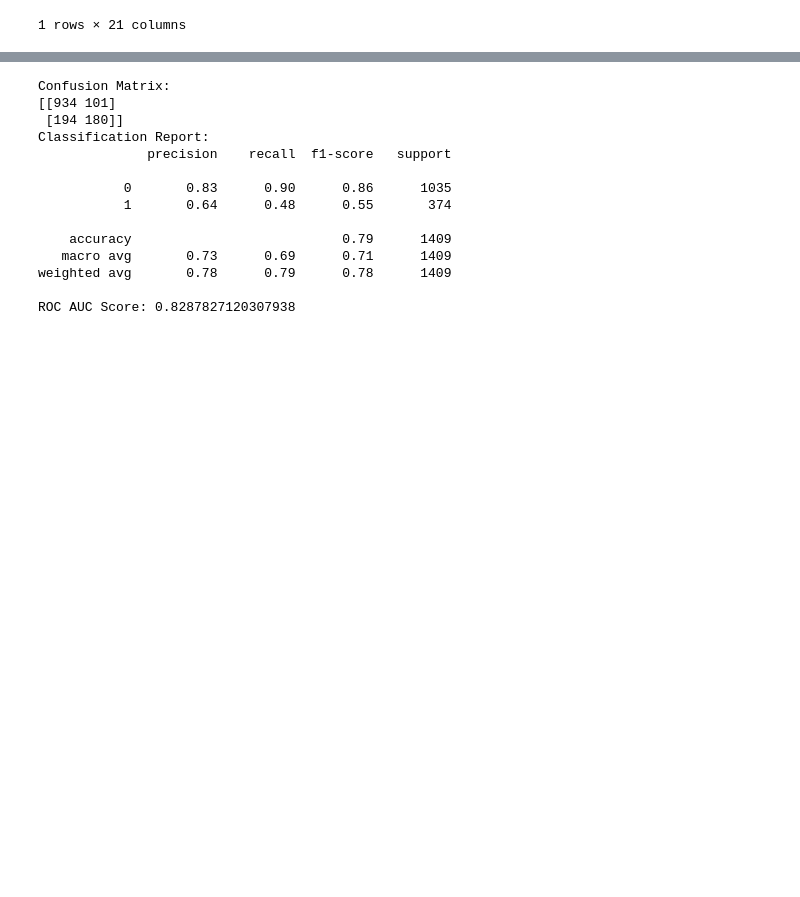
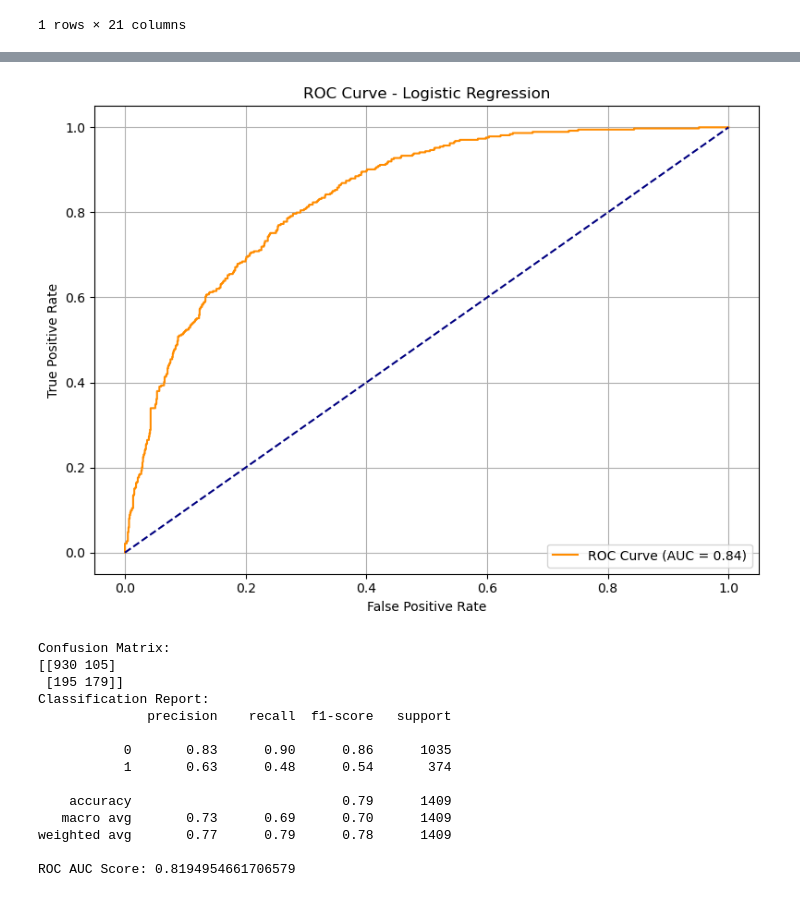
Before and after one commit to pranavsrinivas29/Telecom-Churn-Prediction, a Jupyter notebook: telecom_churn_predictor.ipynb, the cells around one changed output, grey strips where cells are left out. Cells and saved outputs as stored; diff of their text form; code cells hidden in the pictures; blank space fills up the shorter version.

Commit message:
ROC -AUC Curves

```diff
--- a/telecom_churn_predictor.ipynb
+++ b/telecom_churn_predictor.ipynb
@@ -161,6 +161,8 @@ df.head(1)
 |  | customerID | Gender | SeniorCitizen | Partner | Dependents | Tenure | PhoneService | MultipleLines | ... |
 | 0 | 7590-VHVEG | Female | No | Yes | No | 1 | No | No | ... |
 1 rows × 21 columns
+# %%
+df = df.drop(columns='customerID', axis=1)
 # %%
 from sklearn.preprocessing import LabelEncoder
 from sklearn.model_selection import train_test_split
@@ -179,3 +181,22 @@ y = df['Churn']  # already encoded as 0 (No), 1 (Yes)
 X_train, X_test, y_train, y_test = train_test_split(
     X, y, stratify=y, test_size=0.2, random_state=42
 )
+# %%
+from sklearn.linear_model import LogisticRegression
+from sklearn.metrics import classification_report, confusion_matrix, roc_auc_score
+
+# 7. Train logistic regression with class weighting
+
+model = LogisticRegression(class_weight='balanced', max_iter=1000)
+model.fit(X_train, y_train)
+
+
+# 8. Predict and evaluate
+y_pred = model.predict(X_test)
+y_proba = model.predict_proba(X_test)[:, 1]
+
+print("Confusion Matrix:")
+print(confusion_matrix(y_test, y_pred))
+print("Classification Report:")
+print(classification_report(y_test, y_pred))
+print("ROC AUC Score:", roc_auc_score(y_test, y_proba))
@@ -182,10 +225,28 @@ X_train, X_test, y_train, y_test = train_test_split(
+# %%
+import matplotlib.pyplot as plt
+from sklearn.metrics import roc_curve, auc
+
+# 1. Get false positive rate, true positive rate, and thresholds
+fpr, tpr, _ = roc_curve(y_test, y_proba)
+plt.figure(figsize=(8, 6))
+plt.plot(fpr, tpr, label=f'ROC Curve (AUC = {roc_auc_score(y_test, y_proba):.2f})', color='darkorange')
+plt.plot([0, 1], [0, 1], linestyle='--', color='navy')
+plt.xlabel('False Positive Rate')
+plt.ylabel('True Positive Rate')
+plt.title('ROC Curve - Logistic Regression')
+plt.legend(loc='lower right')
+plt.grid(True)
+plt.tight_layout()
+plt.show()
+# %% [output]
+[figure, added]
 # %%
 from sklearn.ensemble import RandomForestClassifier
-from sklearn.metrics import classification_report, confusion_matrix, roc_auc_score
+# 7. Train logistic regression with class weighting
 
-# 7. Train Random Forest with class_weight to handle imbalance
 model = RandomForestClassifier(class_weight='balanced', random_state=42)
 model.fit(X_train, y_train)
+
 
 # 8. Predict and evaluate
 y_pred = model.predict(X_test)
@@ -198,16 +259,16 @@ print(classification_report(y_test, y_pred))
 print("ROC AUC Score:", roc_auc_score(y_test, y_proba))
 # %% [output]
 Confusion Matrix:
-[[934 101]
- [194 180]]
+[[930 105]
+ [195 179]]
 Classification Report:
               precision    recall  f1-score   support
 
            0       0.83      0.90      0.86      1035
-           1       0.64      0.48      0.55       374
+           1       0.63      0.48      0.54       374
 
     accuracy                           0.79      1409
-   macro avg       0.73      0.69      0.71      1409
-weighted avg       0.78      0.79      0.78      1409
+   macro avg       0.73      0.69      0.70      1409
+weighted avg       0.77      0.79      0.78      1409
 
-ROC AUC Score: 0.8287827120307938
+ROC AUC Score: 0.8194954661706579
```
Also changed, not shown: parts of 2 cells of this notebook, 2 other files.
